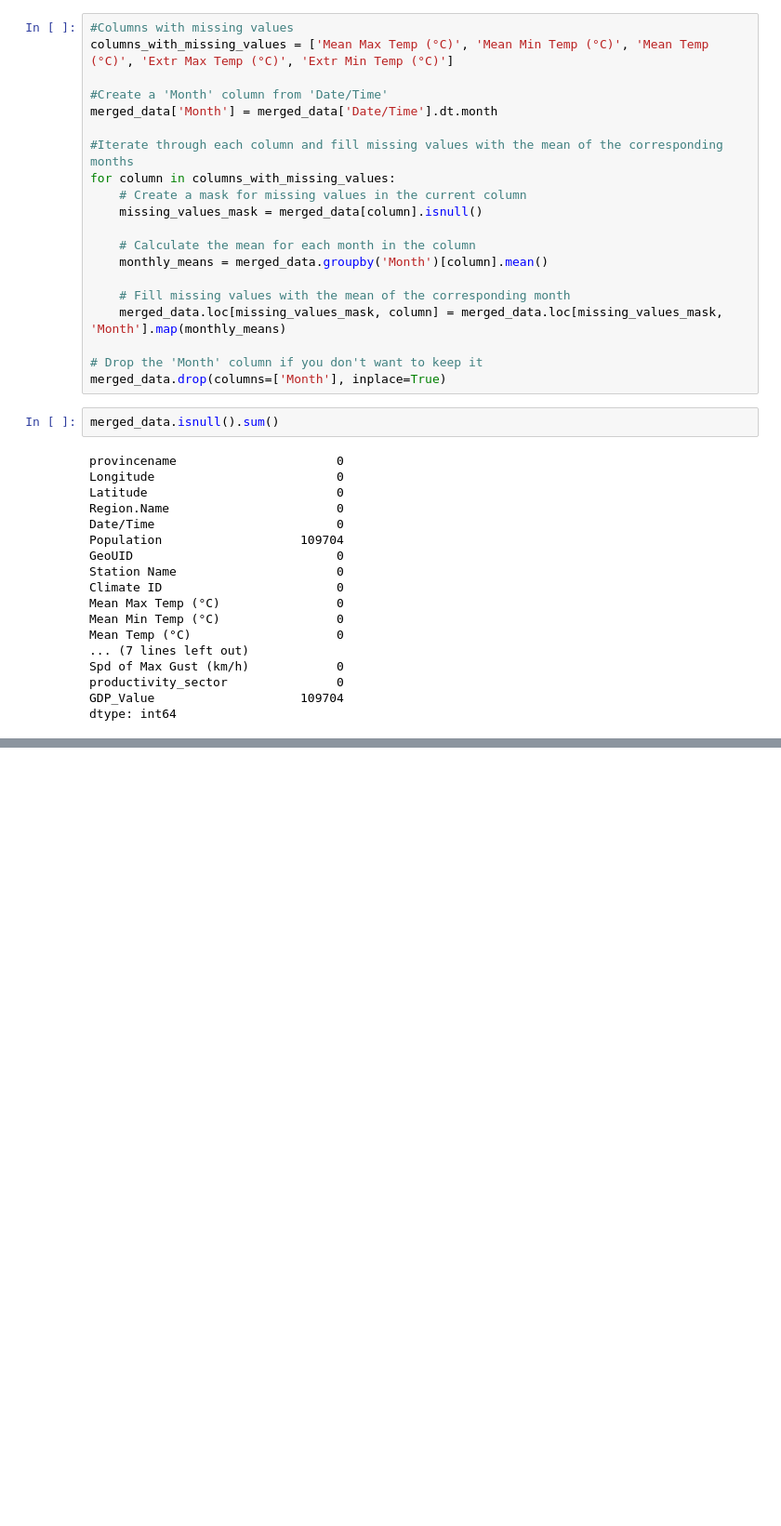
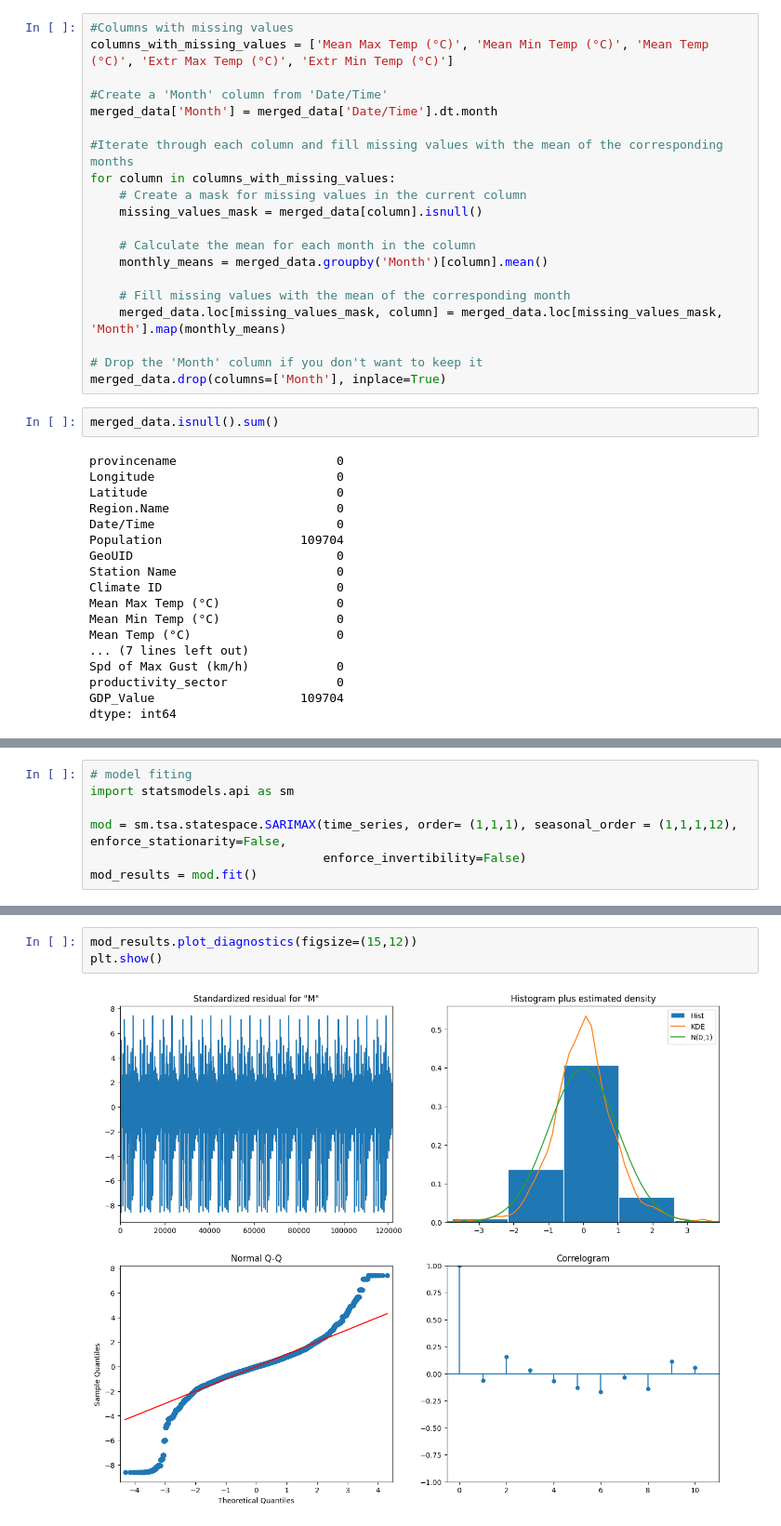
Before and after one commit to chustjarey/Climate-Change-and-its-Economic-Impact-DAB422-24W-004-Group9, a Jupyter notebook: Part II/04_Productivity_editied.ipynb, the cells around one changed output, grey strips where cells are left out. Shown at 93% size. Drawn from its saved outputs; the diff is of its cells as text; blank space fills up the shorter version.

```diff
--- a/Part II/04_Productivity_editied.ipynb
+++ b/Part II/04_Productivity_editied.ipynb
@@ -426,0 +630,7 @@ merged_data.to_csv(csv_path,
+# %%
+# model fiting
+import statsmodels.api as sm
+
+mod = sm.tsa.statespace.SARIMAX(time_series, order= (1,1,1), seasonal_order = (1,1,1,12), enforce_stationarity=False,
+                                enforce_invertibility=False)
+mod_results = mod.fit()
@@ -426,0 +651,5 @@ merged_data.to_csv(csv_path,
+# %%
+mod_results.plot_diagnostics(figsize=(15,12))
+plt.show()
+# %% [output]
+[figure, added]
```
Also changed, not shown: parts of 29 cells of this notebook.
